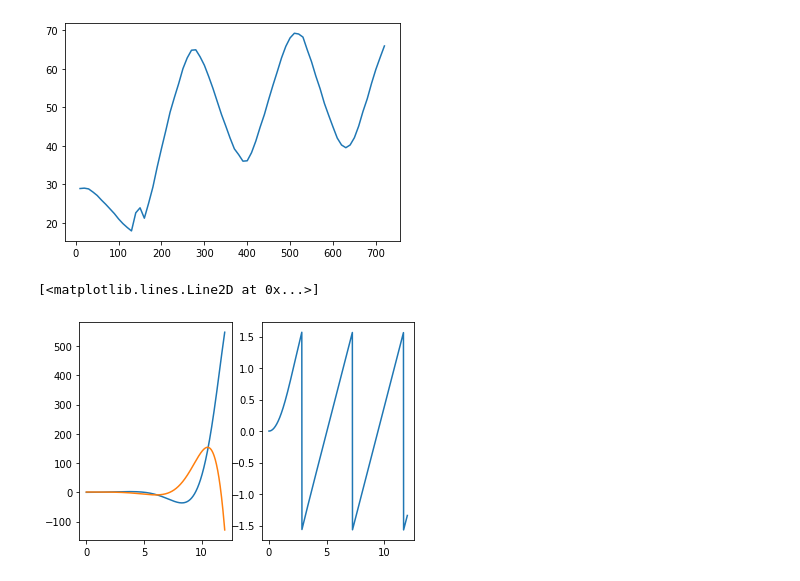
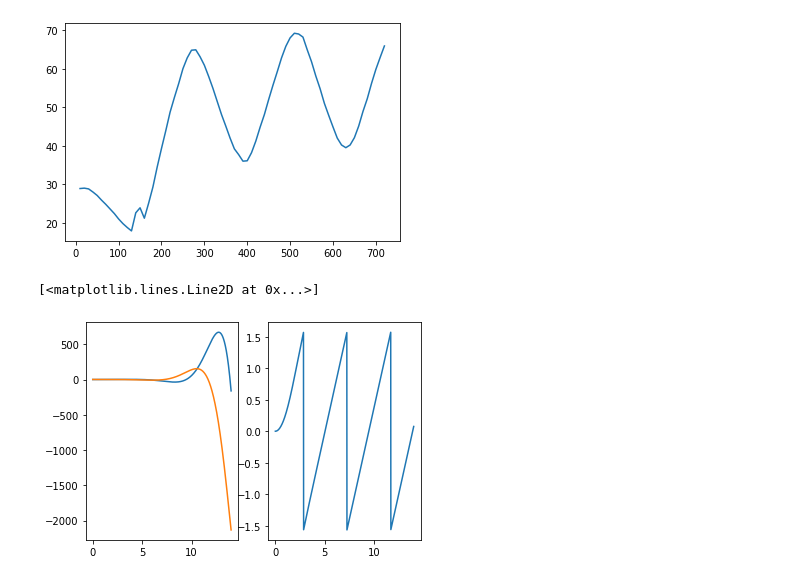
Before and after one commit to qed11/thernalDiff, a Jupyter notebook: thernalDiff5/plotter.ipynb, the cells around one changed output. Cells and saved outputs as stored; diff of their text form; code cells hidden in the pictures.

```diff
--- a/thernalDiff5/plotter.ipynb
+++ b/thernalDiff5/plotter.ipynb
@@ -31,11 +31,11 @@ plt.plot(time_2,temp_2)
 [<matplotlib.lines.Line2D at 0x...>]
 [figure]
 # %%
-a = np.linspace(0,12,1000)
+a = np.linspace(0,14,1000)
 plt.subplot(121)
 plt.plot(a,fnc.bei(a),a,fnc.ber(a))
 plt.subplot(122)
 plt.plot(a,np.arctan(fnc.bei(a)/fnc.ber(a)))
 # %% [output]
 [<matplotlib.lines.Line2D at 0x...>]
-[figure, old version]
+[figure, new version]
```
